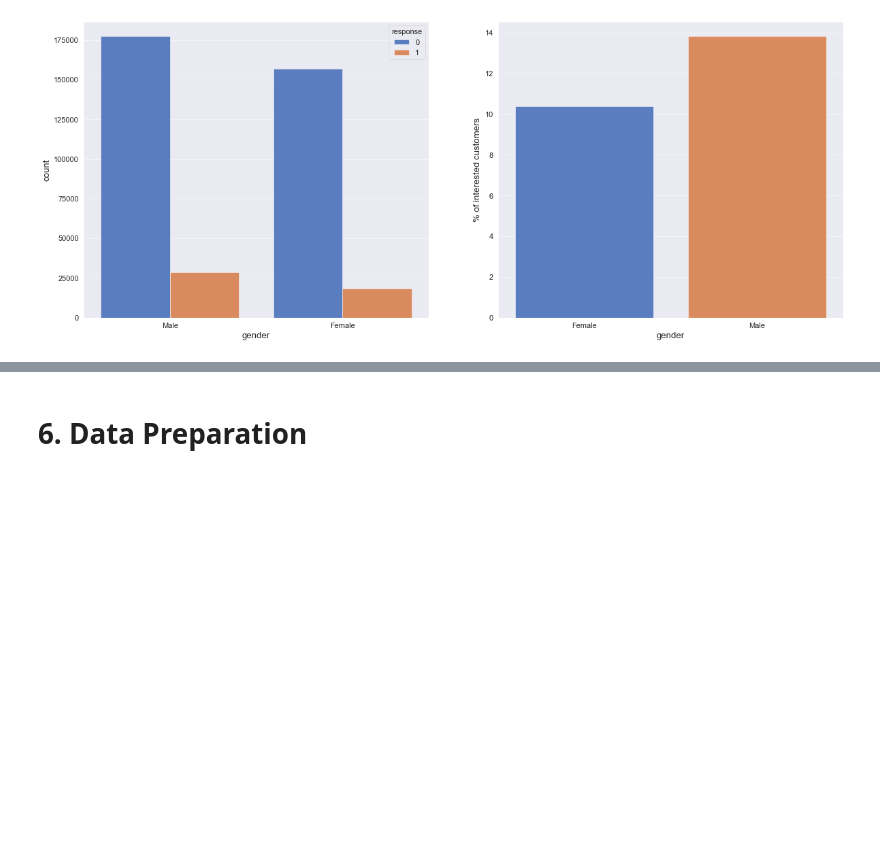
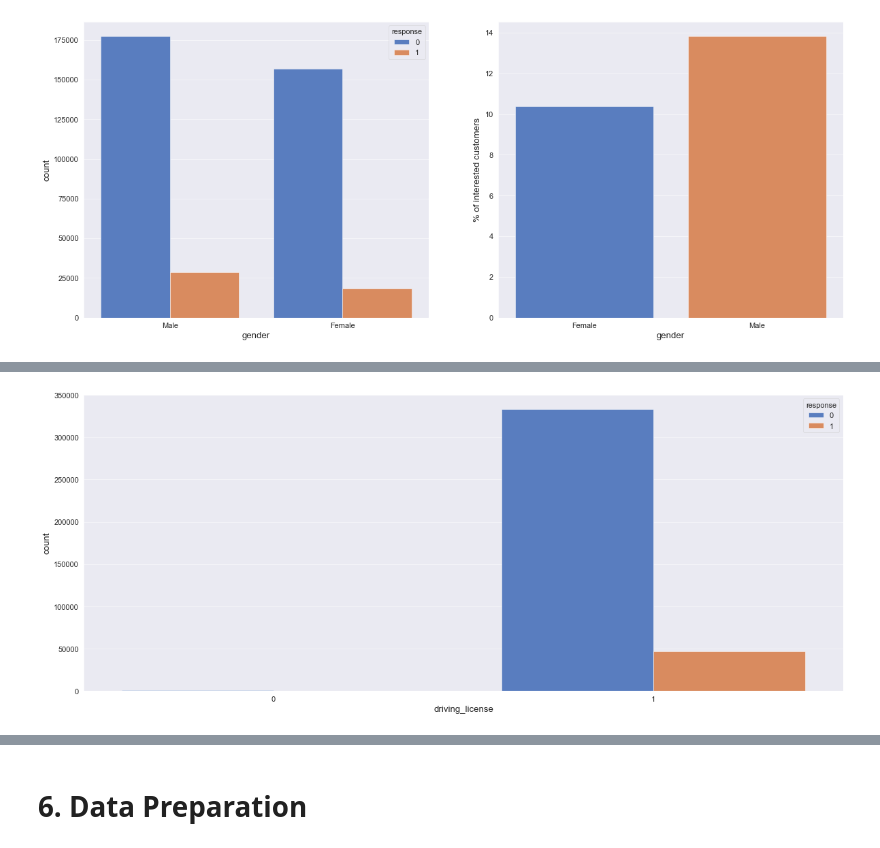
Before and after one commit to Gutscs/Health-Insurance-Cross-Sell, a Jupyter notebook: HealthInsurance.ipynb, the cells around one changed output, grey strips where cells are left out. Drawn from its saved outputs; the diff is of its cells as text; code cells hidden in the pictures; blank space fills up the shorter version.

```diff
--- a/HealthInsurance.ipynb
+++ b/HealthInsurance.ipynb
@@ -659,0 +727,4 @@ sns.barplot( x='gender', y='% of interested customers', data=df_aux );
+# %%
+sns.countplot( x='driving_license', hue='response', data=df5 );
+# %% [output]
+[figure, added]
```
Also changed, not shown: parts of 27 cells of this notebook.
